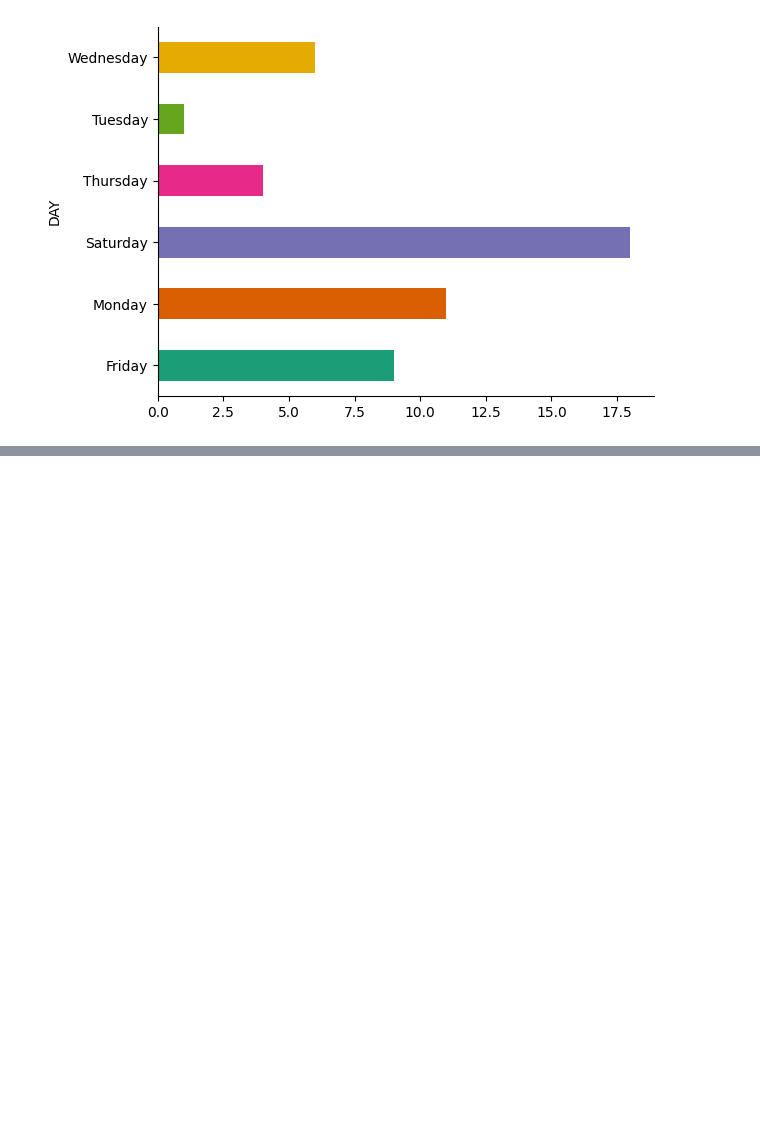
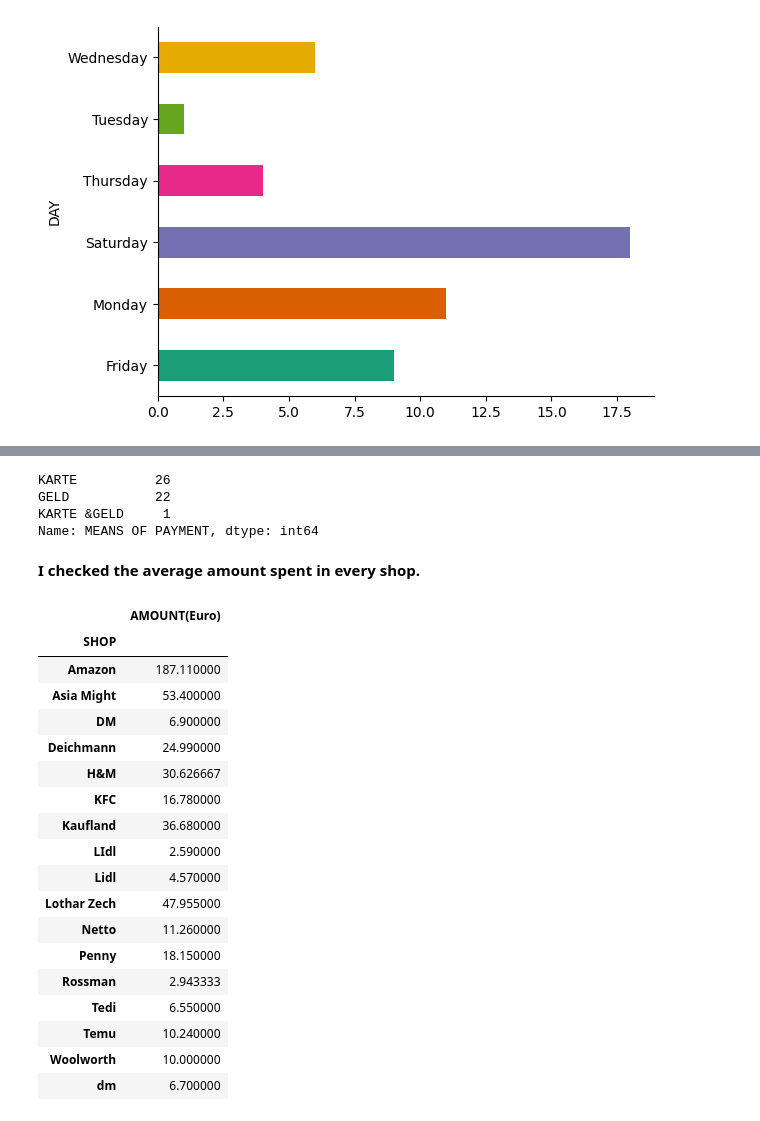
Before and after one commit to ikwabia/Analysing_mydata, a Jupyter notebook: Purchase_analysis.ipynb, the cells around one changed output, grey strips where cells are left out. Cells and saved outputs as stored; diff of their text form; code cells hidden in the pictures; blank space fills up the shorter version.

```diff
--- a/Purchase_analysis.ipynb
+++ b/Purchase_analysis.ipynb
@@ -158,0 +220,31 @@ plt.gca().spines[['top', 'right',]].set_visible(False)
+# %%
+data['MEANS OF PAYMENT'].value_counts()
+# %% [output]
+KARTE          26
+GELD           22
+KARTE &GELD     1
+Name: MEANS OF PAYMENT, dtype: int64
+# %% [markdown]
+**I checked the average amount spent in every shop.**
+# %%
+data.groupby('SHOP').mean()
+# %% [output]
+|  | AMOUNT(Euro) |
+| SHOP |  |
+| Amazon | 187.110000 |
+| Asia Might | 53.400000 |
+| DM | 6.900000 |
+| Deichmann | 24.990000 |
+| H&M | 30.626667 |
+| KFC | 16.780000 |
+| Kaufland | 36.680000 |
+| LIdl | 2.590000 |
+| Lidl | 4.570000 |
+| Lothar Zech | 47.955000 |
+| Netto | 11.260000 |
+| Penny | 18.150000 |
+| Rossman | 2.943333 |
+| Tedi | 6.550000 |
+| Temu | 10.240000 |
+| Woolworth | 10.000000 |
+| dm | 6.700000 |
```
Also changed, not shown: parts of 10 cells of this notebook.
